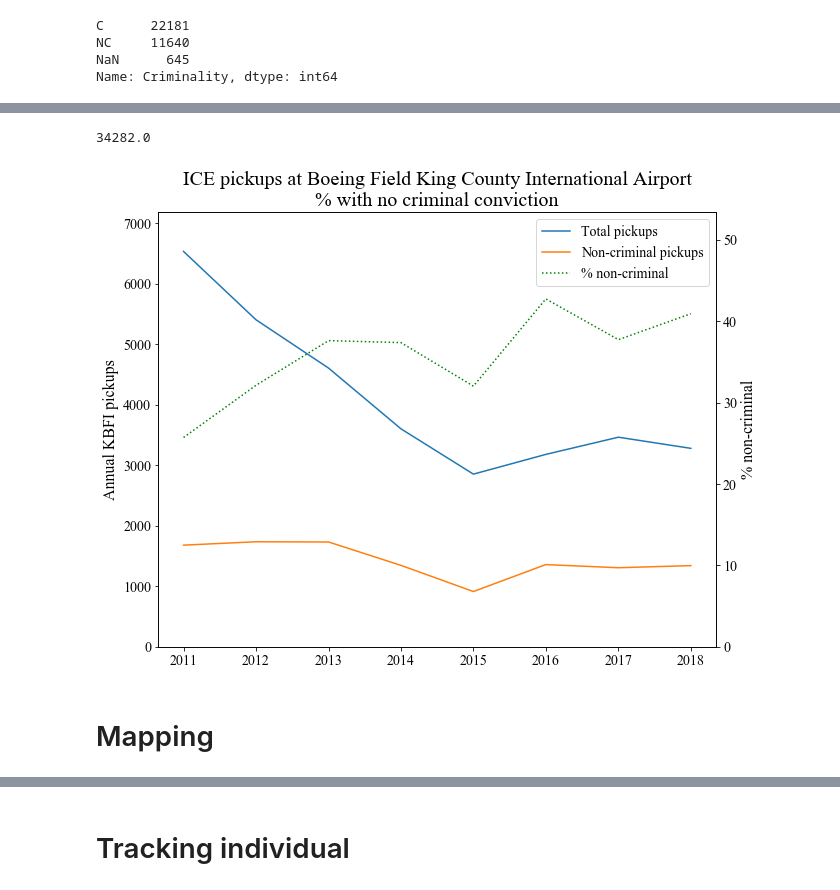
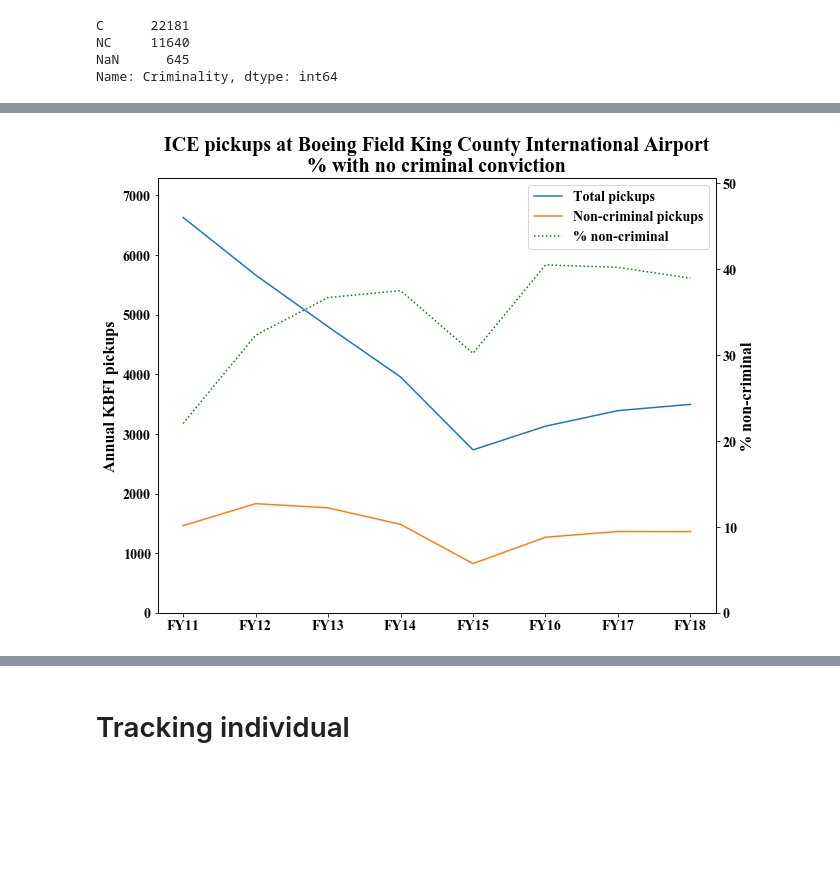
Before and after one commit to UWCHR/ice-air, a Jupyter notebook: analyze/note/analyze.ipynb, the cells around one changed output, grey strips where cells are left out. Drawn from its saved outputs; the diff is of its cells as text; code cells hidden in the pictures; blank space fills up the shorter version.

```diff
--- a/analyze/note/analyze.ipynb
+++ b/analyze/note/analyze.ipynb
@@ -5,9 +5,6 @@ import yaml
 import matplotlib.pyplot as plt
 import matplotlib.mlab as mlab
 import seaborn as sns
-
-%matplotlib inline
-plt.rcParams['figure.figsize'] = (8, 6)
 # %% [markdown]
 # Import
 
@@ -232,6 +229,6 @@ weekly_pickups = pickup_df['AlienMasterID'].resample('W').nunique()
 weekly_dropoffs = dropoff_df['AlienMasterID'].resample('W').nunique()
 monthly_pickups = pickup_df['AlienMasterID'].resample('M').nunique()
 monthly_dropoffs = dropoff_df['AlienMasterID'].resample('M').nunique()
-annual_pickups = pickup_df['2011':'2018']['AlienMasterID'].resample('AS').nunique()
-annual_dropoffs = dropoff_df['2011':'2018']['AlienMasterID'].resample('AS').nunique()
+annual_pickups = pickup_df['AlienMasterID'].resample('AS-OCT').nunique()
+annual_dropoffs = dropoff_df['AlienMasterID'].resample('AS-OCT').nunique()
 # %%
@@ -290,4 +291,4 @@ NC     11640
 NaN      645
 Name: Criminality, dtype: int64
 # %%
-annual_non_criminal = pickup_df[['NonCriminal']].resample('AS').sum()
+annual_non_criminal = pickup_df[['NonCriminal']].resample('AS-OCT').sum()
@@ -294,45 +309,41 @@ annual_non_criminal = pickup_df[['NonCriminal']].resample('AS').sum()
 # %%
 annual_non_criminal['total'] = annual_pickups
 annual_non_criminal['percent'] = annual_non_criminal['NonCriminal']/annual_pickups*100
-# %%
-annual_data['total'].max()
-# %% [output]
-34282.0
 # %%
-annual_data = annual_non_criminal['2011':'2018']
+annual_data = annual_non_criminal['2010':'2017']
+annual_data.index = [f'FY{str(x)[2:4]}' for x in range(2011,2019)]
 
 plt.style.use([{'legend.frameon': True}])
 plt.rc("font", family="Times New Roman")
 
 fig, ax1 = plt.subplots()
 
 ax2 = ax1.twinx()
 
 lns1 = ax1.plot(annual_data['total'], label='Total pickups')
 lns2 = ax1.plot(annual_data['NonCriminal'], label='Non-criminal pickups')
 ax1_max = annual_data['total'].max()
 ax1.set_ylim(0, (ax1_max * 1.1))
 ax1.set_ylabel(f'Annual {airport} pickups', fontsize=16)
 ax1.tick_params(axis='x', labelsize=14)
 ax1.tick_params(axis='y', labelsize=14)
 
 lns3 = ax2.plot(annual_data['percent'], label='% non-criminal', linestyle=':', color='green')
 ax2_max = annual_data['percent'].max()
 ax2.set_ylim(0, (ax2_max * 1.25))
 ax2.set_ylabel('% non-criminal', fontsize=16)
 ax2.tick_params(axis='y', labelsize=14)
+# ax2.set_xticklabels([f'FY{str(x)[2:4]}' for x in range(2011,2019)])
 
 lns = [lns1[0], lns2[0], lns3[0]]
 labs = [l.get_label() for l in lns]
 ax1.legend(lns, labs, loc=0, fontsize=14)
 
 ax1.set_title(f'ICE pickups at {airport_name}\n% with no criminal conviction', fontsize=20)
 
 fig.set_size_inches(10, 8)
 
 plt.show()
 fig.savefig(f'../output/{airport}_NoCrim.png', dpi=100)
 # %% [output]
-[figure, old version]
+[figure, new version]
-# %% [markdown]
-# Mapping
```
Also changed, not shown: parts of 45 cells of this notebook.
